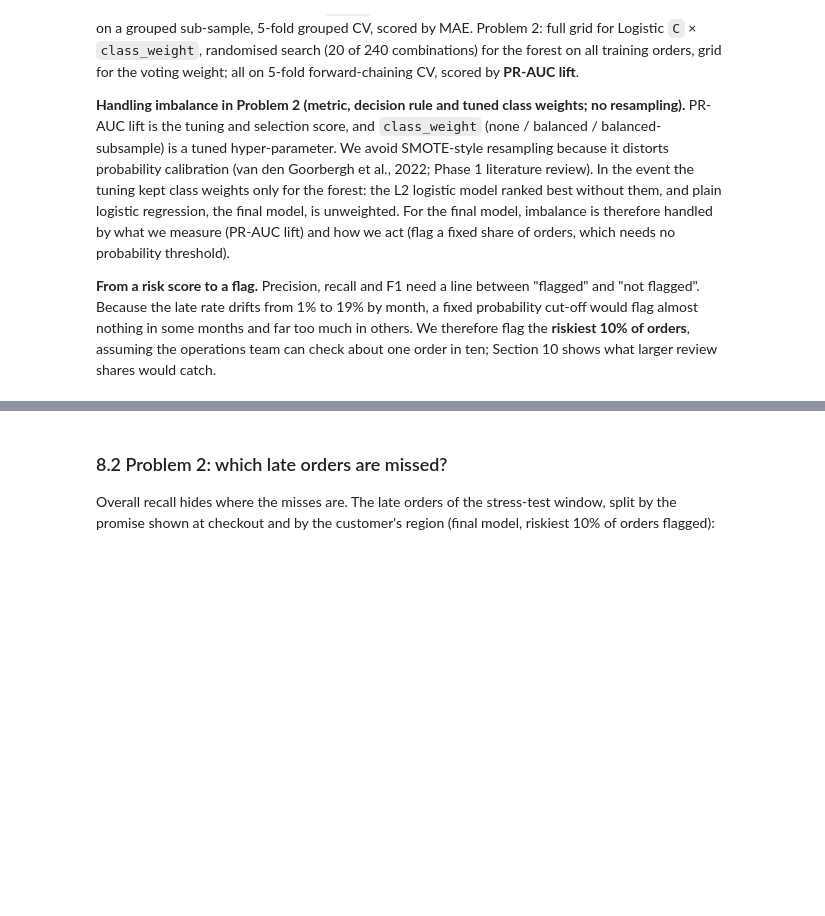
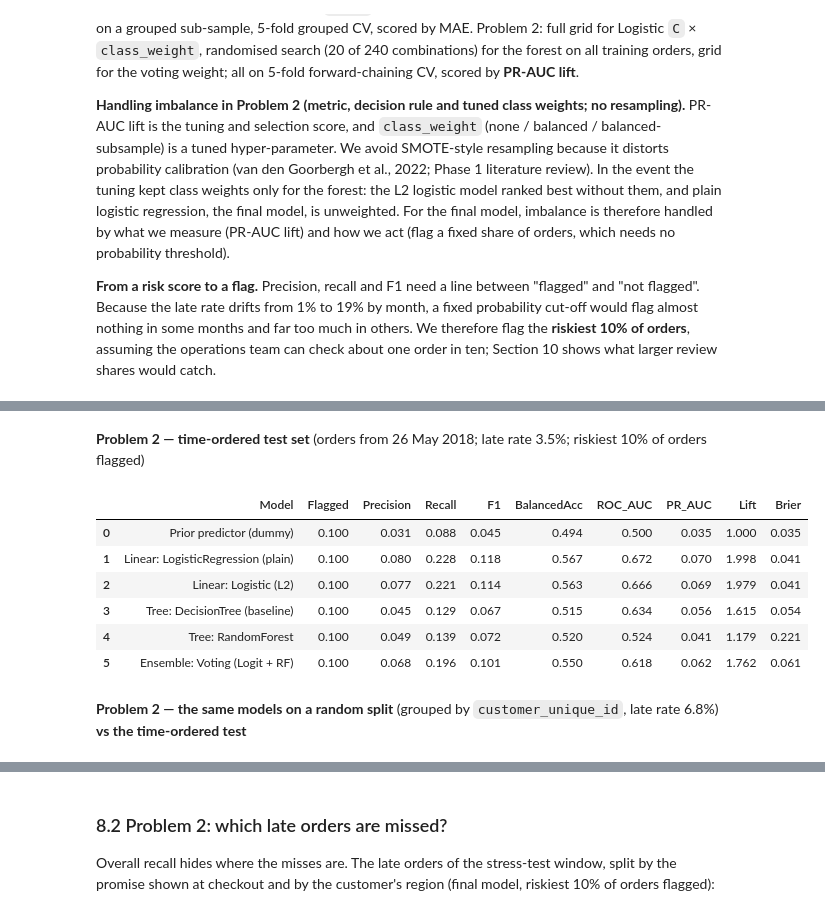
Before and after one commit to likeyou-ky/Team5_IT5006_Ecommerce_Analytics_AY2627Sem1, a Jupyter notebook: notebooks/Team5_Phase2_IT5006_AY2627Sem1.ipynb, the cells around one changed output, grey strips where cells are left out. Saved outputs shown, nothing was run; the diff lists cells and outputs as text; code cells hidden in the pictures; blank space fills up the shorter version.

```diff
--- a/notebooks/Team5_Phase2_IT5006_AY2627Sem1.ipynb
+++ b/notebooks/Team5_Phase2_IT5006_AY2627Sem1.ipynb
@@ -386,5 +287,0 @@ Problem 2, PR-AUC lift:
-# %%
-display(Markdown("**Train vs validation vs test.** Train = each model fitted on the whole training split and scored on those same rows; validation = mean over the CV folds (Section 7); test = the held-out set. Problem 1, R$:"))
-display(save(P.train_val_test_regression(fit_a, tr_a, fs_a, cv_a, test_a), "train_val_test_1.csv"))
-display(Markdown(f"Problem 2 (lift = PR-AUC / late rate, because the late rate is {tr_b.clf_target.mean():.1%} in training, 3–13% across the CV blocks and {te_b.clf_target.mean():.1%} in the test window):"))
-display(save(P.train_val_test_classification(fit_b, tr_b, fs_b, cv_b, test_b), "train_val_test_2.csv"))
@@ -451,0 +290,5 @@ PL.confusion(te_b.clf_target, flags_b, f"{FIG}/07_confusion.png",
+# %%
+best_a, tune_a = P.tune_regression(tr_a, fs_a)
+best_b, tune_b = P.tune_classification(tr_b, fs_b)
+tuning = pd.concat([tune_a, tune_b], ignore_index=True)
+tuning
@@ -451,0 +349,16 @@ PL.confusion(te_b.clf_target, flags_b, f"{FIG}/07_confusion.png",
+# %% [markdown]
+**Problem 2 — time-ordered test set** (orders from 26 May 2018; late rate 3.5%; riskiest 10% of orders flagged)
+# %%
+fit_b = P.fit_all(clf_models, tr_b, "clf_target", fs_b)
+test_b = P.test_classification(fit_b, te_b, fs_b, share_b)
+test_b
+# %% [output]
+|  | Model | Flagged | Precision | Recall | F1 | BalancedAcc | ROC_AUC | PR_AUC | Lift | Brier |
+| 0 | Prior predictor (dummy) | 0.100 | 0.031 | 0.088 | 0.045 | 0.494 | 0.500 | 0.035 | 1.000 | 0.035 |
+| 1 | Linear: LogisticRegression (plain) | 0.100 | 0.080 | 0.228 | 0.118 | 0.567 | 0.672 | 0.070 | 1.998 | 0.041 |
+| 2 | Linear: Logistic (L2) | 0.100 | 0.077 | 0.221 | 0.114 | 0.563 | 0.666 | 0.069 | 1.979 | 0.041 |
+| 3 | Tree: DecisionTree (baseline) | 0.100 | 0.045 | 0.129 | 0.067 | 0.515 | 0.634 | 0.056 | 1.615 | 0.054 |
+| 4 | Tree: RandomForest | 0.100 | 0.049 | 0.139 | 0.072 | 0.520 | 0.524 | 0.041 | 1.179 | 0.221 |
+| 5 | Ensemble: Voting (Logit + RF) | 0.100 | 0.068 | 0.196 | 0.101 | 0.550 | 0.618 | 0.062 | 1.762 | 0.061 |
+# %% [markdown]
+**Problem 2 — the same models on a random split** (grouped by `customer_unique_id`, late rate 6.8%) **vs the time-ordered test**
```
Also changed, not shown: parts of 98 cells of this notebook, 4 other files.
